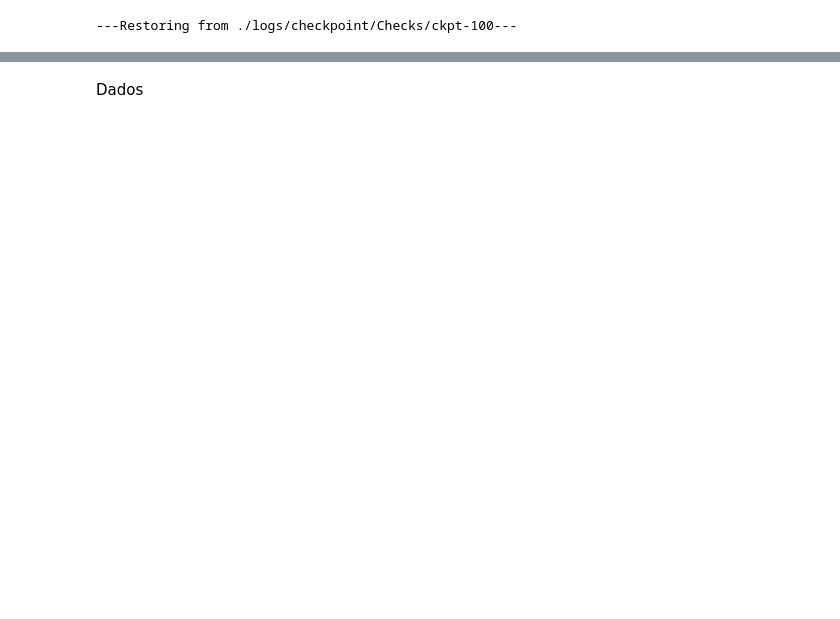
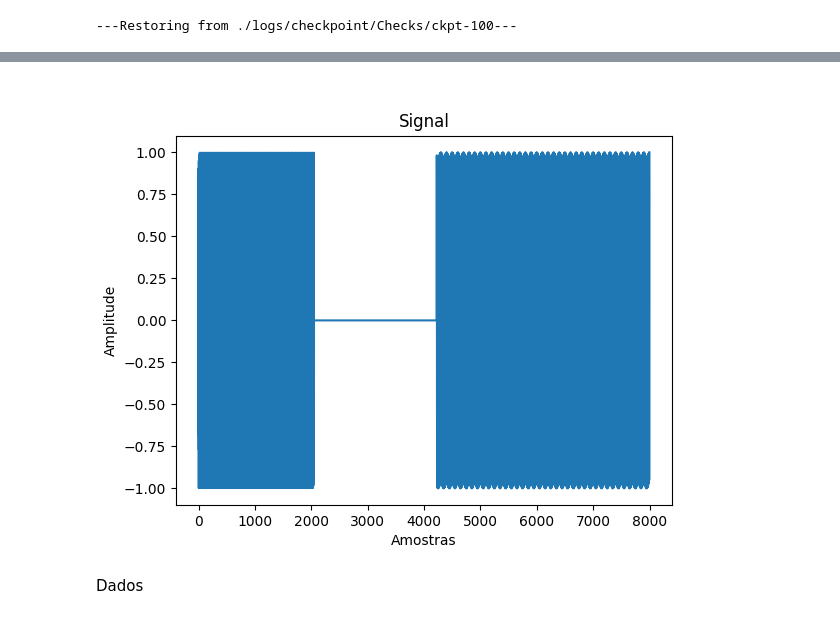
Before and after one commit to Rodrigo29Almeida/neural-audio-fp, a Jupyter notebook: Debug_copy.ipynb, the cells around one changed output, grey strips where cells are left out. Cells and saved outputs as stored; diff of their text form; code cells hidden in the pictures; blank space fills up the shorter version.

```diff
--- a/Debug_copy.ipynb
+++ b/Debug_copy.ipynb
@@ -524,0 +548,12 @@ else:
+# %%
+# Parâmetros
+fs = 8000
+Nx = fs  # 1 segundo de sinal
+N = 2048  # comprimento da janela
+M = 192  # hop-size
+
+# Sinal x
+x = np.zeros(Nx)
+x[0:2048] = np.sin(2 * np.pi * 3520 / fs * np.arange(2048))
+x[2049:2049 + 11 * 192] = 0
+x[22 * M:8000] = np.sin(2 * np.pi * 880 / fs * np.arange(3776))
@@ -525,3 +653,12 @@ else:
+# %%
+plt.figure(3)
+plt.plot(np.arange(Nx), x)
+plt.title('Signal')
+plt.xlabel('Amostras')
+plt.ylabel('Amplitude')
+plt.show()
+# %% [output]
+[figure, added]
 # %% [markdown]
 Dados
 # %%
```
Also changed, not shown: parts of 26 cells of this notebook, 6 other files.
